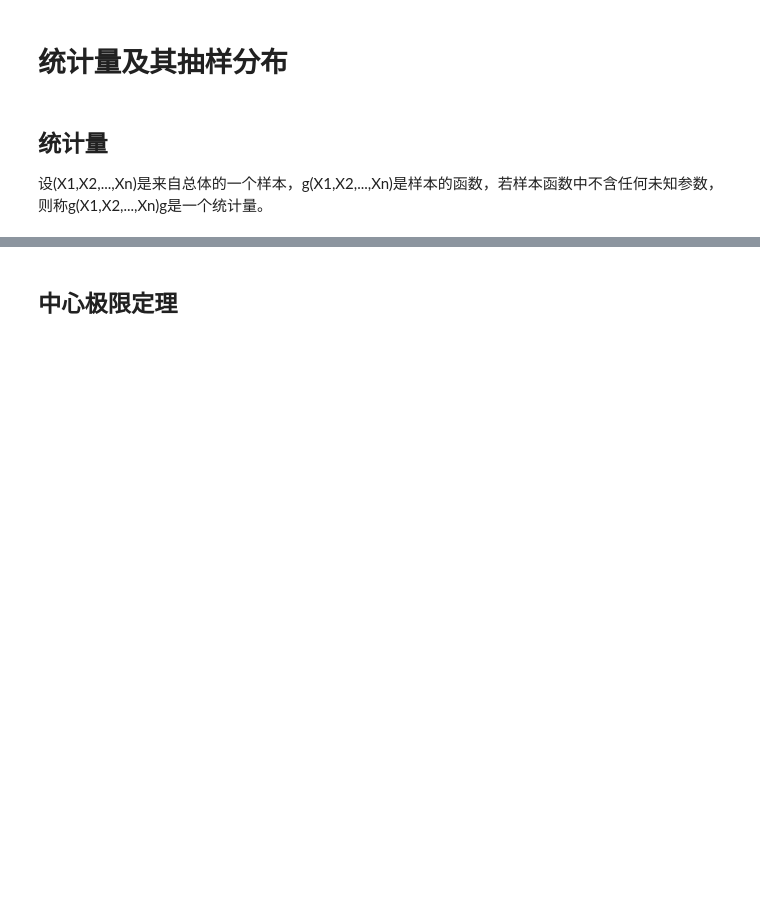
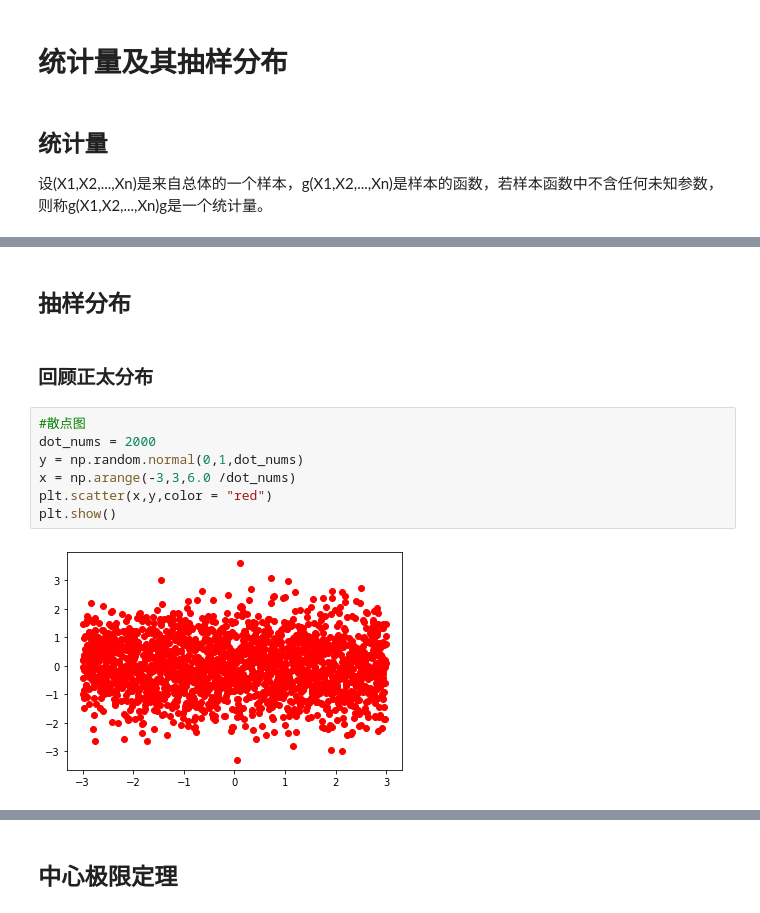
Before and after one commit to xiasummer1019/statis_learning, a Jupyter notebook: stats_sample_distribution/stats_sample_distribution.ipynb, the cells around one changed output, grey strips where cells are left out. Cells and saved outputs as stored; diff of their text form; blank space fills up the shorter version.

```diff
--- a/stats_sample_distribution/stats_sample_distribution.ipynb
+++ b/stats_sample_distribution/stats_sample_distribution.ipynb
@@ -9,0 +37,13 @@ import matplotlib.pyplot as plt
+# %% [markdown]
+## 抽样分布
+# %% [markdown]
+### 回顾正太分布
+# %%
+#散点图
+dot_nums = 2000
+y = np.random.normal(0,1,dot_nums)
+x = np.arange(-3,3,6.0 /dot_nums)
+plt.scatter(x,y,color = "red")
+plt.show()
+# %% [output]
+[figure, added]
```
Also changed, not shown: parts of 26 cells of this notebook.
